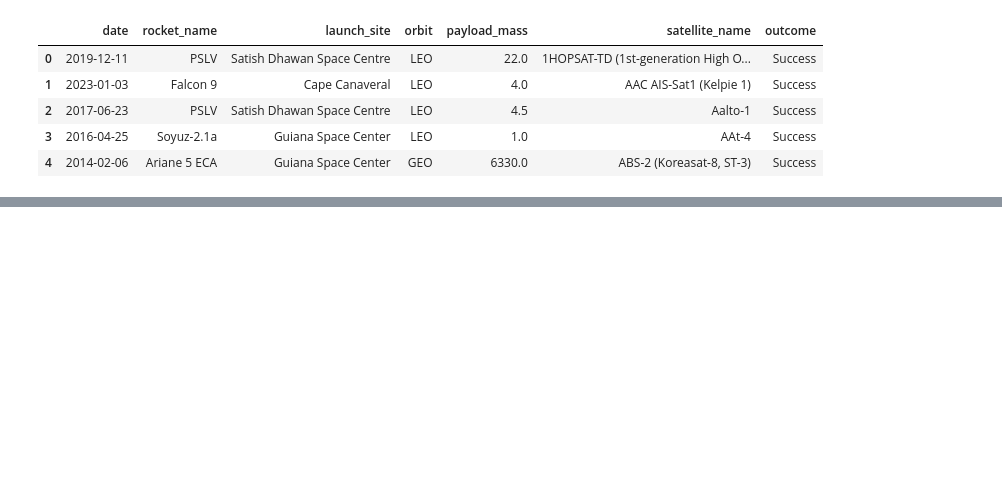
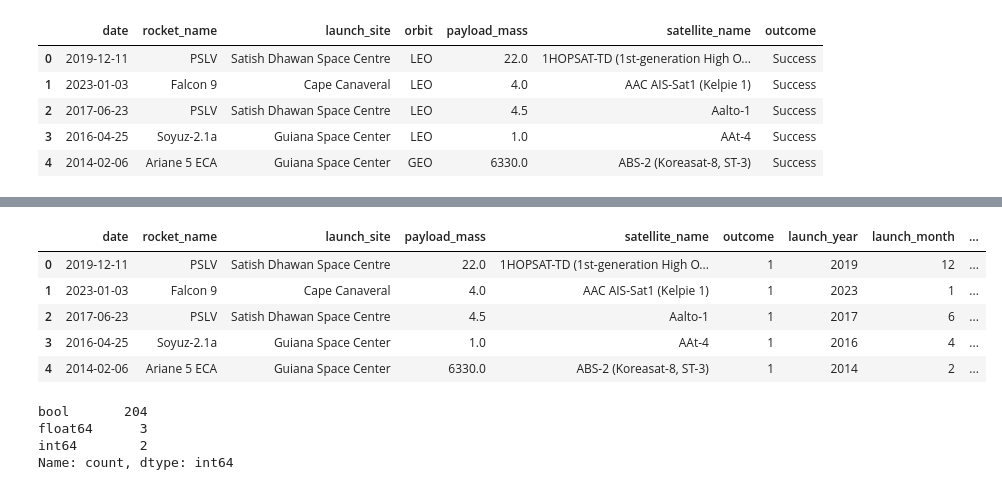
Before and after one commit to Aryan-123-app/space-mission-risk-predictor, a Jupyter notebook: notebooks/01_data_loading.ipynb, the cells around one changed output, grey strips where cells are left out. Saved outputs shown, nothing was run; the diff lists cells and outputs as text; code cells hidden in the pictures; blank space fills up the shorter version.

```diff
--- a/notebooks/01_data_loading.ipynb
+++ b/notebooks/01_data_loading.ipynb
@@ -222,0 +479,14 @@ df.to_csv('../datasets/processed/final_featured_dataset.csv', index=False)
+# %%
+# Load Dataset done feature engineering and preprocessing
+import pandas as pd
+
+df = pd.read_csv('../datasets/processed/final_featured_dataset.csv')
+
+df.head()
+# %% [output]
+|  | date | rocket_name | launch_site | payload_mass | satellite_name | outcome | launch_year | launch_month | ... |
+| 0 | 2019-12-11 | PSLV | Satish Dhawan Space Centre | 22.0 | 1HOPSAT-TD (1st-generation High O... | 1 | 2019 | 12 | ... |
+| 1 | 2023-01-03 | Falcon 9 | Cape Canaveral | 4.0 | AAC AIS-Sat1 (Kelpie 1) | 1 | 2023 | 1 | ... |
+| 2 | 2017-06-23 | PSLV | Satish Dhawan Space Centre | 4.5 | Aalto-1 | 1 | 2017 | 6 | ... |
+| 3 | 2016-04-25 | Soyuz-2.1a | Guiana Space Center | 1.0 | AAt-4 | 1 | 2016 | 4 | ... |
+| 4 | 2014-02-06 | Ariane 5 ECA | Guiana Space Center | 6330.0 | ABS-2 (Koreasat-8, ST-3) | 1 | 2014 | 2 | ... |
@@ -222,0 +500,8 @@ df.to_csv('../datasets/processed/final_featured_dataset.csv', index=False)
+# %%
+# Checking Data Types of Features
+print(X.dtypes.value_counts())
+# %% [output]
+bool       204
+float64      3
+int64        2
+Name: count, dtype: int64
```
Also changed, not shown: parts of 40 cells of this notebook, 1 other file.
